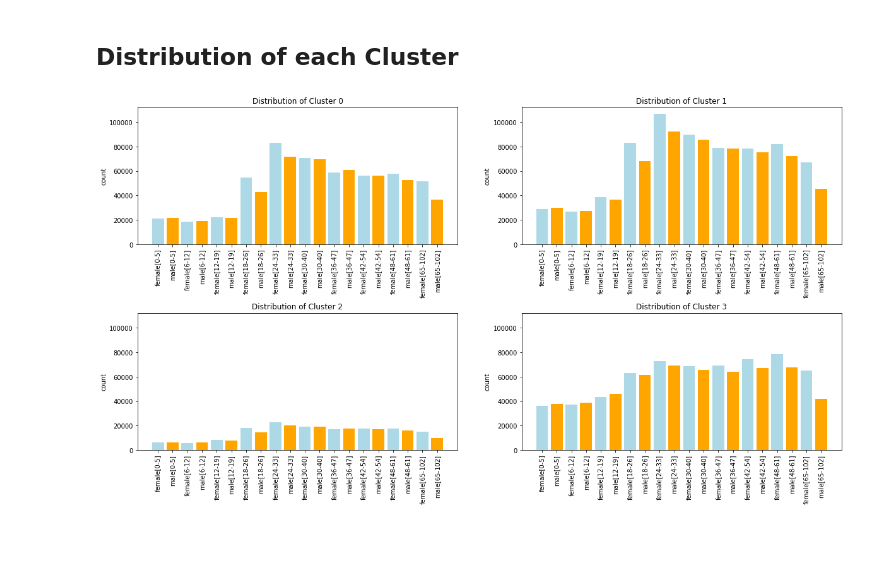
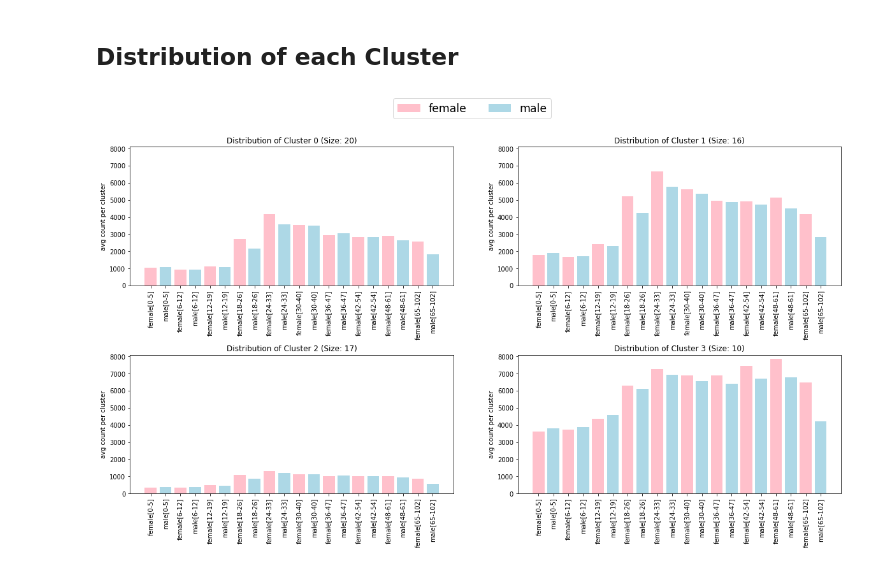
Before and after one commit to pinhao1994/ads-on-the-run, a Jupyter notebook: cluster/kmeans_4clusters.ipynb, the cells around one changed output. Cells and saved outputs as stored; diff of their text form; code cells hidden in the pictures; blank space fills up the shorter version.

Commit message:
convert y-axis to avg count per cluster

```diff
--- a/cluster/kmeans_4clusters.ipynb
+++ b/cluster/kmeans_4clusters.ipynb
@@ -91,18 +119,22 @@ df_age_gp.head()
 # %%
 def plot_cluster_distribution(cluster_idx):
     c = kmeans.best_estimator_.labels_==cluster_idx
-    plt.bar(age_group_columns, np.sum(df_age_gp[c], axis=0), color=["lightblue", 'orange'])
+    plt.bar(age_group_columns, np.sum(df_age_gp[c], axis=0)/np.sum(c), color=['pink', "lightblue"])
     plt.xticks(rotation=90)
-    plt.ylabel("count")
-    plt.title("Distribution of Cluster %s"%cluster_idx)
-    plt.ylim([0, 10**5.05])
+    plt.ylabel("avg count per cluster")
+    plt.title("Distribution of Cluster %s (Size: %s)"%(cluster_idx,np.sum(c)))
+    plt.ylim([0, 8100])
 #     plt.show()
 # %%
 plt.figure(figsize=(20,10))
 plt.subplots_adjust(hspace=0.5)
 plt.subplot(2,2,1); plot_cluster_distribution(cluster_idx=0)
 plt.subplot(2,2,2); plot_cluster_distribution(cluster_idx=1)
 plt.subplot(2,2,3); plot_cluster_distribution(cluster_idx=2)
 plt.subplot(2,2,4); plot_cluster_distribution(cluster_idx=3)
+pink_bar = mpatches.Patch(color='pink', label='female')
+blue_bar = mpatches.Patch(color='lightblue', label='male')
+plt.figlegend(handles=[pink_bar, blue_bar], loc='upper center', ncol=2, fontsize='xx-large')
+plt.show()
 # %% [output]
-[figure, old version]
+[figure, new version]
```
Also changed, not shown: parts of 5 cells of this notebook.
